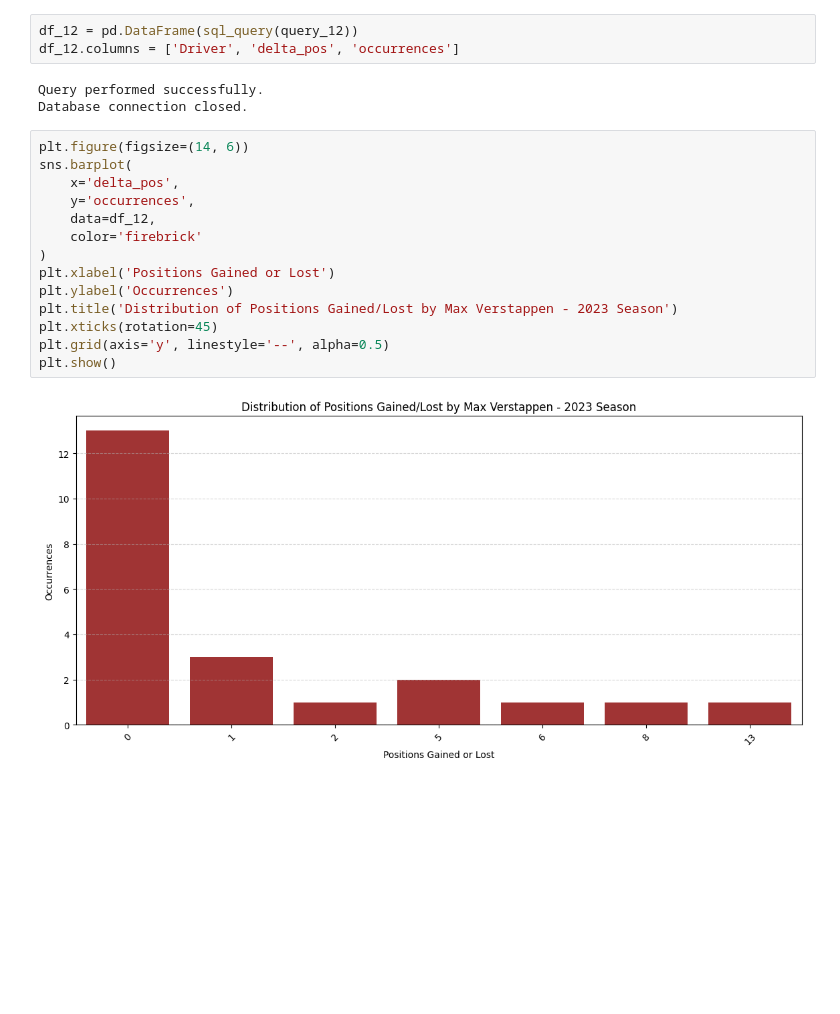
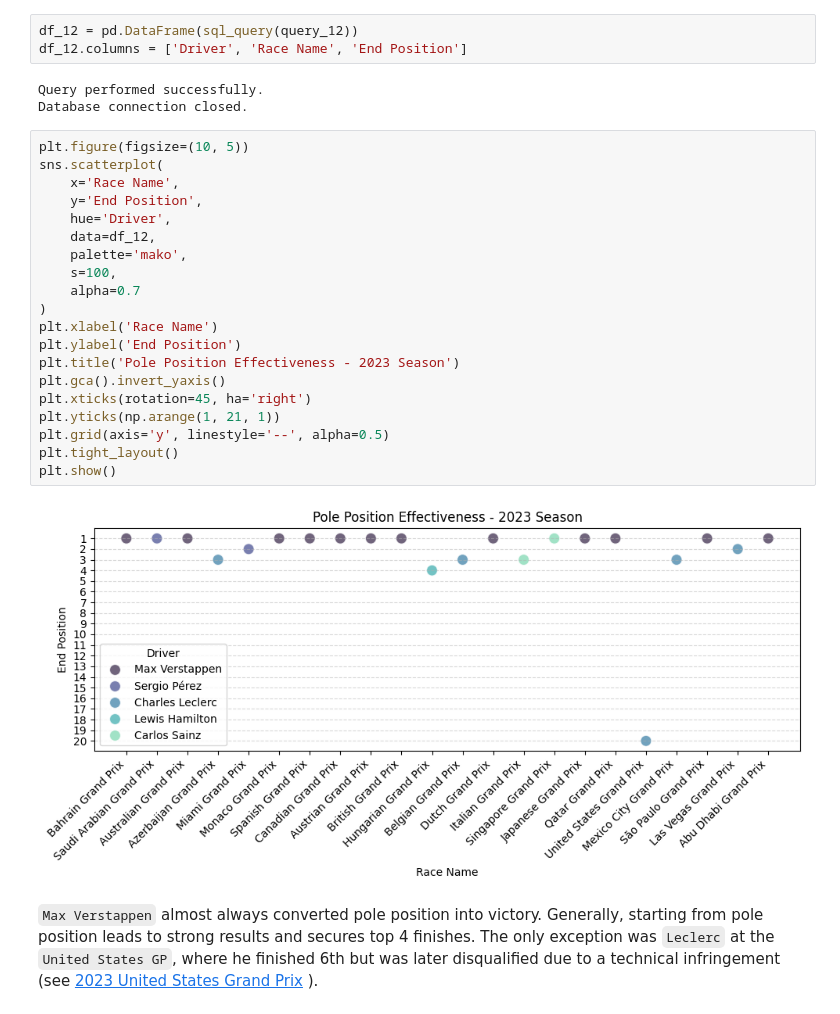
Before and after one commit to SupernovaIa/Proyecto5-F1-Analysis, a Jupyter notebook: notebooks/03-eda.ipynb, the cells around one changed output. Cells and saved outputs as stored; diff of their text form; blank space fills up the shorter version.

```diff
--- a/notebooks/03-eda.ipynb
+++ b/notebooks/03-eda.ipynb
@@ -307,22 +325,31 @@ plt.show()
 # %%
 df_12 = pd.DataFrame(sql_query(query_12))
-df_12.columns = ['Driver', 'delta_pos', 'occurrences']
+df_12.columns = ['Driver', 'Race Name', 'End Position']
 # %% [output]
 Query performed successfully.
 Database connection closed.
 # %%
-plt.figure(figsize=(14, 6))
-sns.barplot(
-    x='delta_pos',
-    y='occurrences',
+plt.figure(figsize=(10, 5))
+sns.scatterplot(
+    x='Race Name',
+    y='End Position',
+    hue='Driver',
     data=df_12,
-    color='firebrick'
+    palette='mako',
+    s=100,
+    alpha=0.7
 )
-plt.xlabel('Positions Gained or Lost')
-plt.ylabel('Occurrences')
-plt.title('Distribution of Positions Gained/Lost by Max Verstappen - 2023 Season')
-plt.xticks(rotation=45)
+plt.xlabel('Race Name')
+plt.ylabel('End Position')
+plt.title('Pole Position Effectiveness - 2023 Season')
+plt.gca().invert_yaxis()
+plt.xticks(rotation=45, ha='right')
+plt.yticks(np.arange(1, 21, 1))
 plt.grid(axis='y', linestyle='--', alpha=0.5)
+plt.tight_layout()
 plt.show()
 # %% [output]
-[figure, old version]
+[figure, new version]
+# %% [markdown]
+`Max Verstappen` almost always converted pole position into victory. Generally, starting from pole position leads to strong results and secures top 4 finishes. The only exception was `Leclerc` at the `United States GP`, where he finished 6th but was later disqualified due to a technical infringement (see [2023 United States Grand Prix](https://en.wikipedia.org/wiki/2023_United_States_Grand_Prix)
+).
```
Also changed, not shown: parts of 34 cells of this notebook, 1 other file.
